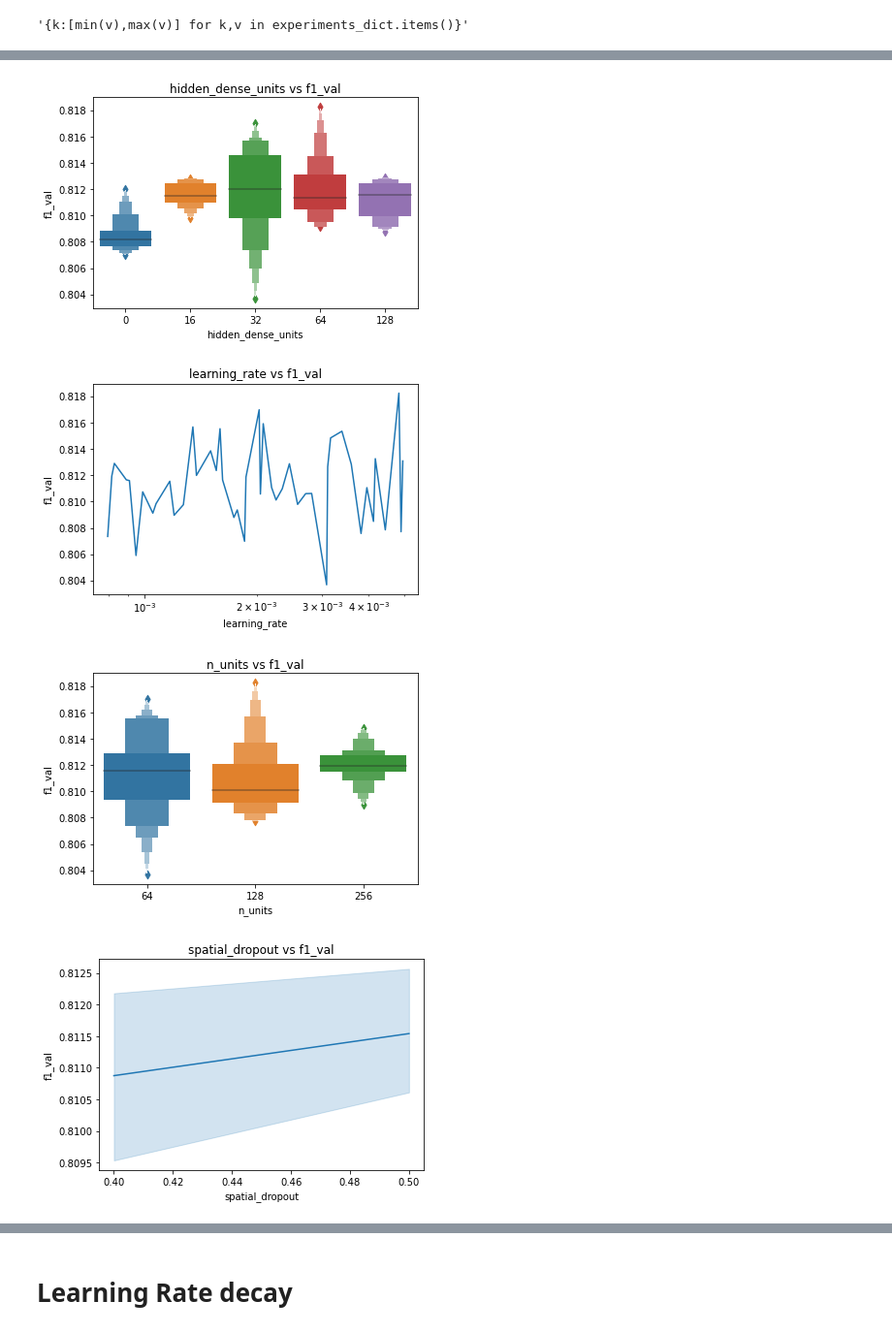
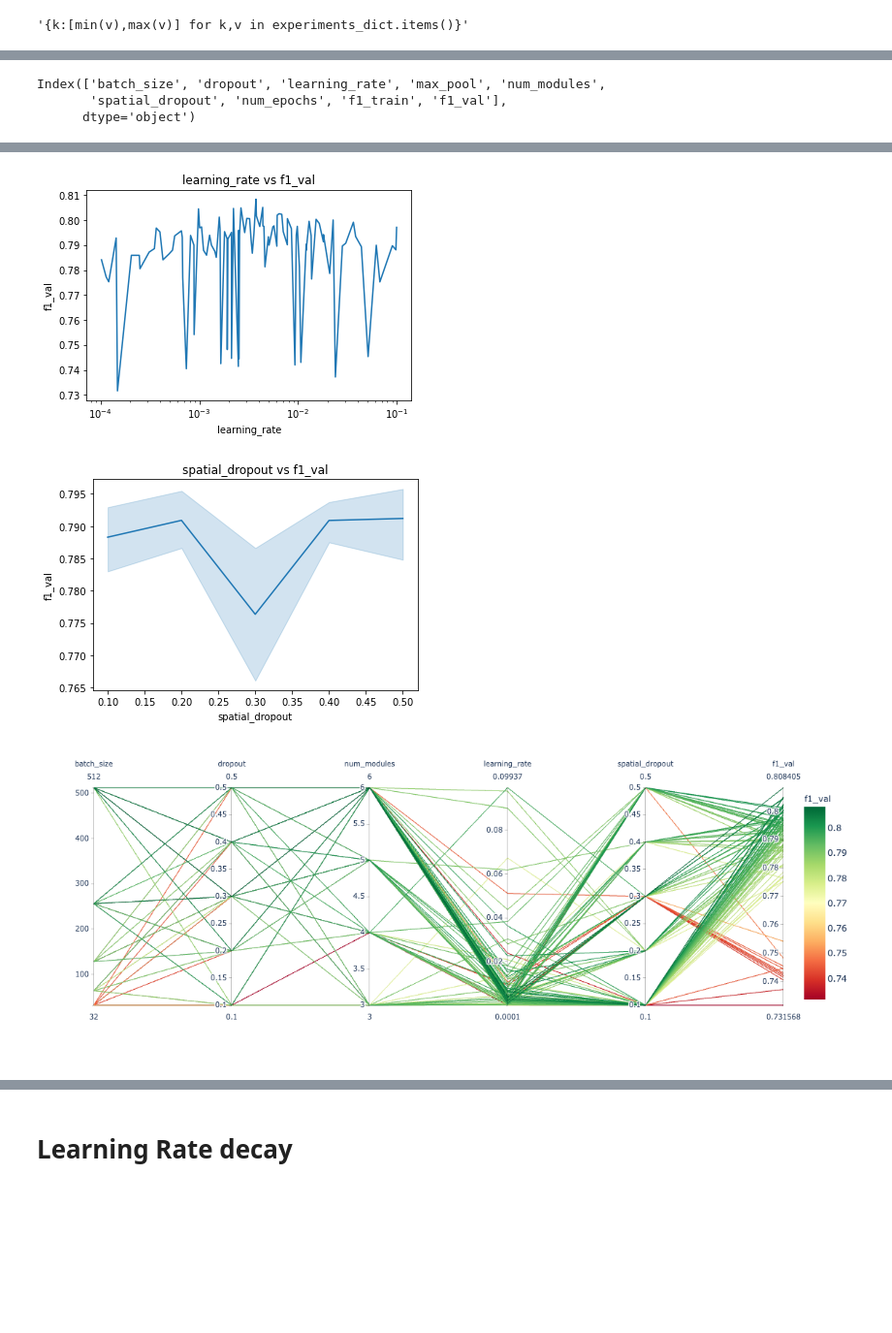
Before and after one commit to samirchar/toxic_comments, a Jupyter notebook: notebooks/hyperparameter_analysis.ipynb, the cells around one changed output, grey strips where cells are left out. Shown at 97% size. Drawn from its saved outputs; the diff is of its cells as text; code cells hidden in the pictures; blank space fills up the shorter version.

Commit message:
refined search space for inceptiontime

```diff
--- a/notebooks/hyperparameter_analysis.ipynb
+++ b/notebooks/hyperparameter_analysis.ipynb
@@ -62,5 +58,5 @@ print("Num GPUs Available: ",num_gpus_available )
 # %% [output]
 Num GPUs Available:  1
 # %%
-trials = read_pickle('../../models/BidirectionalLSTM/V3/trials.pickle')
-space = read_pickle('../../models/BidirectionalLSTM/V3/space_hyperopt.pickle')
+trials = read_pickle('../../models/InceptionTime//V1/trials.pickle')
+space = read_pickle('../../models/InceptionTime/V1/space_hyperopt.pickle')
@@ -113,8 +103,14 @@ plt.show()
+# %%
+results.columns
+# %% [output]
+Index(['batch_size', 'dropout', 'learning_rate', 'max_pool', 'num_modules',
+       'spatial_dropout', 'num_epochs', 'f1_train', 'f1_val'],
+      dtype='object')
 # %%
 hyperparameters = [   'batch_size', 'dropout',
-                      'global_avg_pool', 'global_max_pool',
-                      'hidden_dense_units','learning_rate',
-                      'n_units', 'spatial_dropout' ]
+                      'max_pool', 'num_modules',
+                      'learning_rate',
+                       'spatial_dropout' ]
 data = results
 log_scale_vars = ['learning_rate']
 score_col = 'f1_val'
@@ -127,4 +123,3 @@ analyze_hyperparameters(data,score_col,hyperparameters,log_scale_vars)
-[figure, old version]
+[figure, new version]
-[figure, old version]
+[figure, new version]
-[figure, old version]
+[figure, new version]
-[figure, removed]
```
Also changed, not shown: parts of 8 cells of this notebook, 7 other files.
